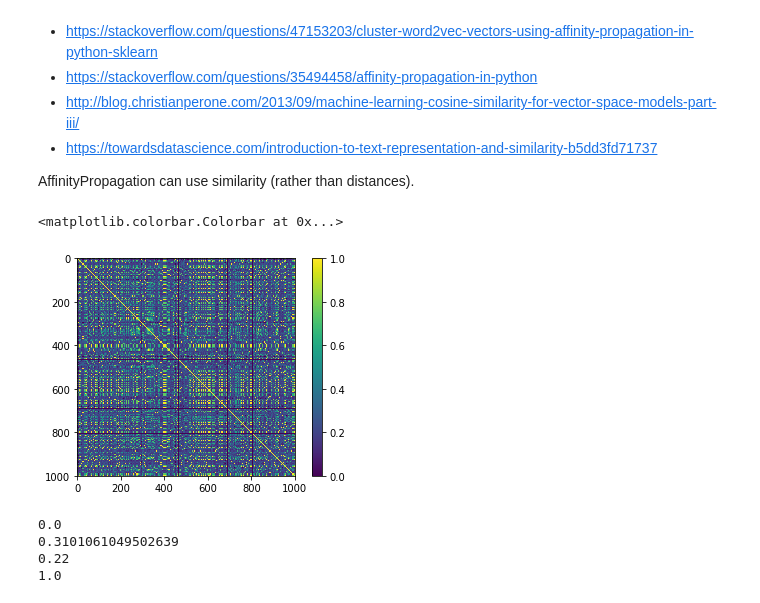
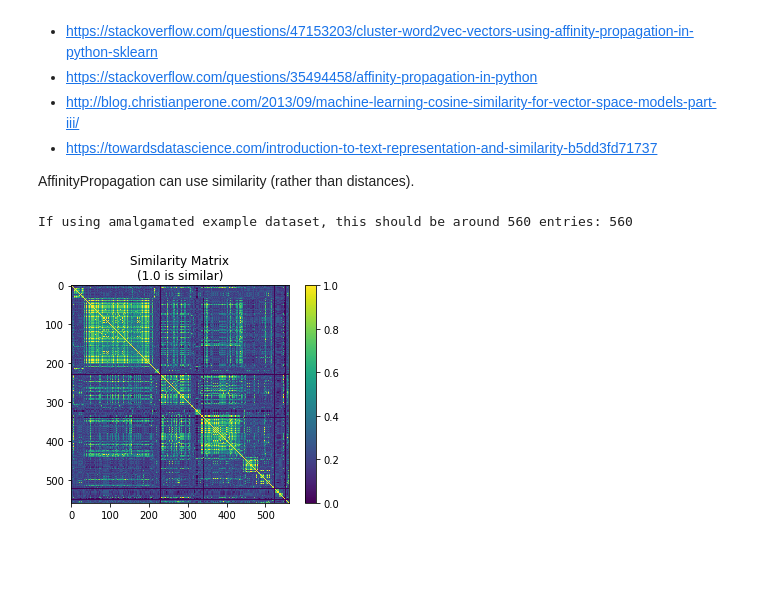
Before and after one commit to IFuentesSR/Litho, a Jupyter notebook: Lith Affinity Prop.ipynb, the cells around one changed output. Drawn from its saved outputs; the diff is of its cells as text; code cells hidden in the pictures; blank space fills up the shorter version.

Commit message:
Much better plot

```diff
--- a/Lith Affinity Prop.ipynb
+++ b/Lith Affinity Prop.ipynb
@@ -30,7 +31,6 @@ AffinityPropagation can use similarity (rather than distances).
 # %%
 cache = {}  # cache store for description string filtered to nouns only
 
-# Take two known overarching clusters for example
 temp_df = lith_code_desc.reset_index(drop=True)  # need numeric index
 
 nrow, ncol = len(temp_df.index), len(temp_df.index)
@@ -63,7 +63,7 @@ for row in temp_df.itertuples():
         # Larger values for the given description increase chance that it will be selected as an exemplar
         # may or may not be useful...
         if len(outer_stemmed) < 3:
-            exemplars[row.Index, row2.Index] = 100.0
+            exemplars[row.Index, row2.Index] = 1.0
         else:
             if len(outer_stemmed) > 5:
                 exemplars[row.Index, row2.Index] = 0.0
@@ -75,25 +75,13 @@ for row in temp_df.itertuples():
     # End for
 
 # End for
+# %%
+print("If using amalgamated example dataset, this should be around 560 entries:", len(lith_code_desc.index))
+# %% [output]
+If using amalgamated example dataset, this should be around 560 entries: 560
 # %%
 plt.imshow(token_sim)
 plt.colorbar()
+plt.title('Similarity Matrix\n(1.0 is similar)');
 # %% [output]
-<matplotlib.colorbar.Colorbar at 0x...>
-[figure, old version]
+[figure, new version]
-# %%
-sim_matrix = token_sim.copy()
-
-ap_model = sklearn.cluster.AffinityPropagation(damping=0.8, affinity="precomputed")
-ap_model.fit(sim_matrix)
-
-print(np.min(sim_matrix))
-print(np.mean(sim_matrix))
-print(np.median(sim_matrix))
-print(np.max(sim_matrix))
-# token_similarity[0:20, 0:20]
-# %% [output]
-0.0
-0.3101061049502639
-0.22
-1.0
```
Also changed, not shown: parts of 13 cells of this notebook.
